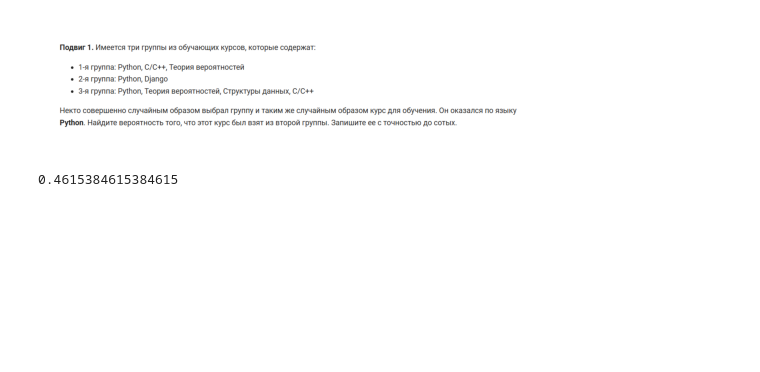
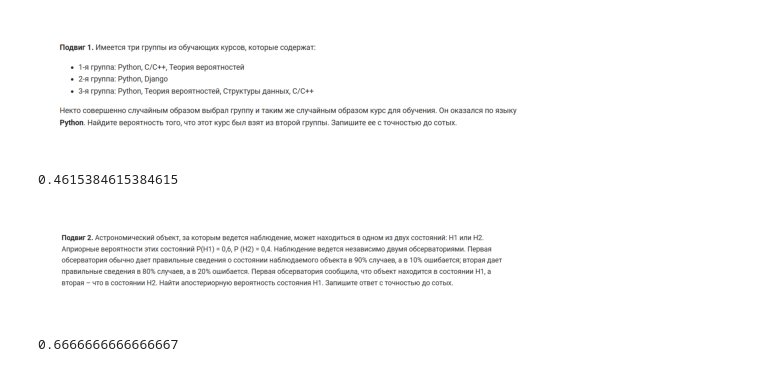
Before and after one commit to FedNirvanous451/course_machine_learning, a Jupyter notebook: Вероятностный взгляд на МО/3_3.ipynb, the cells around one changed output. Drawn from its saved outputs; the diff is of its cells as text; code cells hidden in the pictures; blank space fills up the shorter version.

```diff
--- a/Вероятностный взгляд на МО/3_3.ipynb
+++ b/Вероятностный взгляд на МО/3_3.ipynb
@@ -15,3 +15,17 @@ print(1/3 * (1/2) / (1/3*1/2 + 1/3*1/3 + 1/3*1/4))
 # надо просто выбрать питон в каждом варианте и сложить - рассматриваем все возможные варианты и все
 # %% [output]
 0.4615384615384615
+# %%
+from matplotlib import pyplot as plt
+import matplotlib.image as mpimg
+
+img = mpimg.imread('../img/3_3_1.png')  # Загрузите изображение, указав путь к файлу.
+plt.imshow(img)  # Отобразите изображение.
+plt.axis('off')  # Отключите отображение осей.
+plt.show()
+# %% [output]
+[figure, added]
+# %%
+print(0.2*0.9/(0.9*0.2 + 0.3*0.2+0.1*0.3))
+# %% [output]
+0.6666666666666667
```
Also changed, not shown: parts of 2 cells of this notebook, 2 other files.
